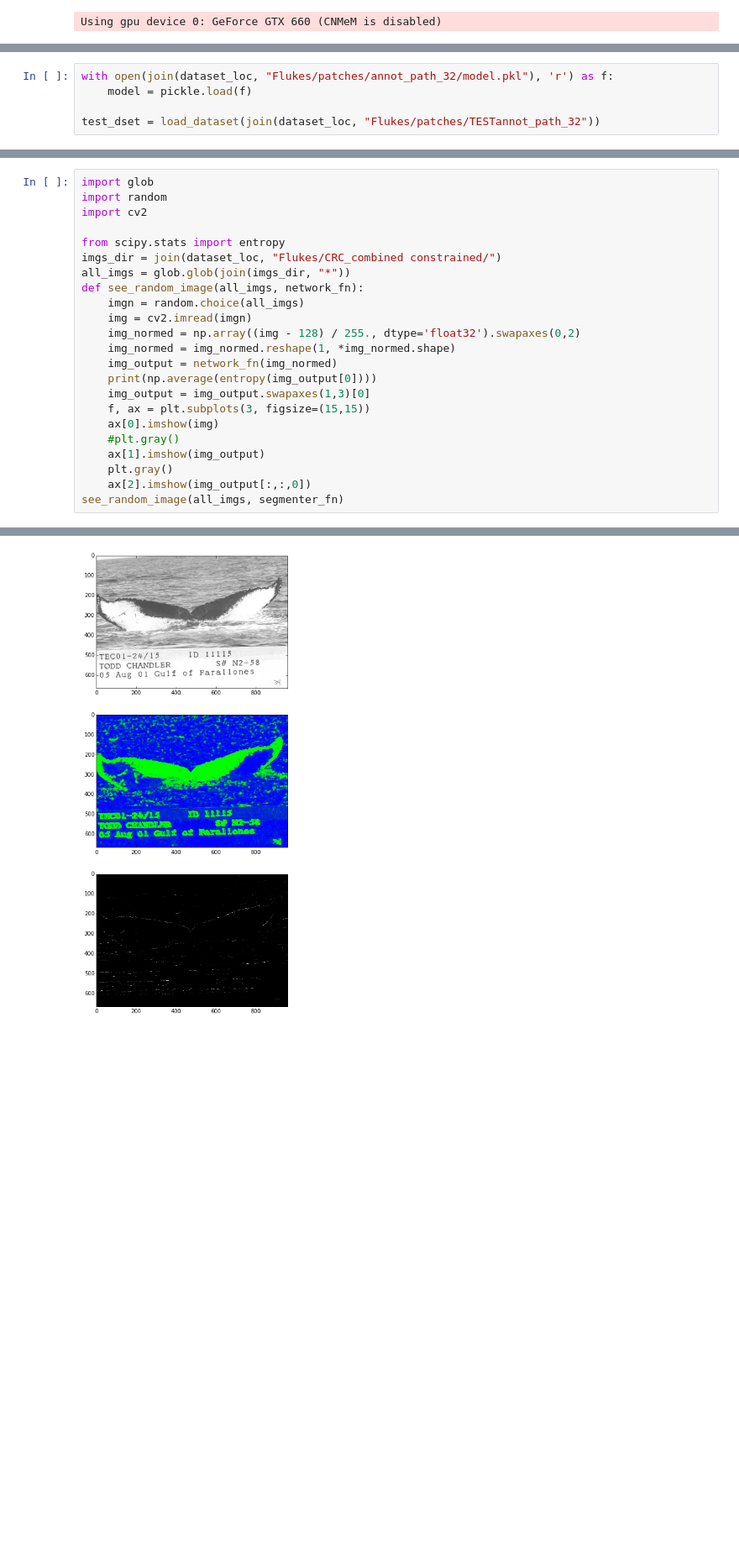
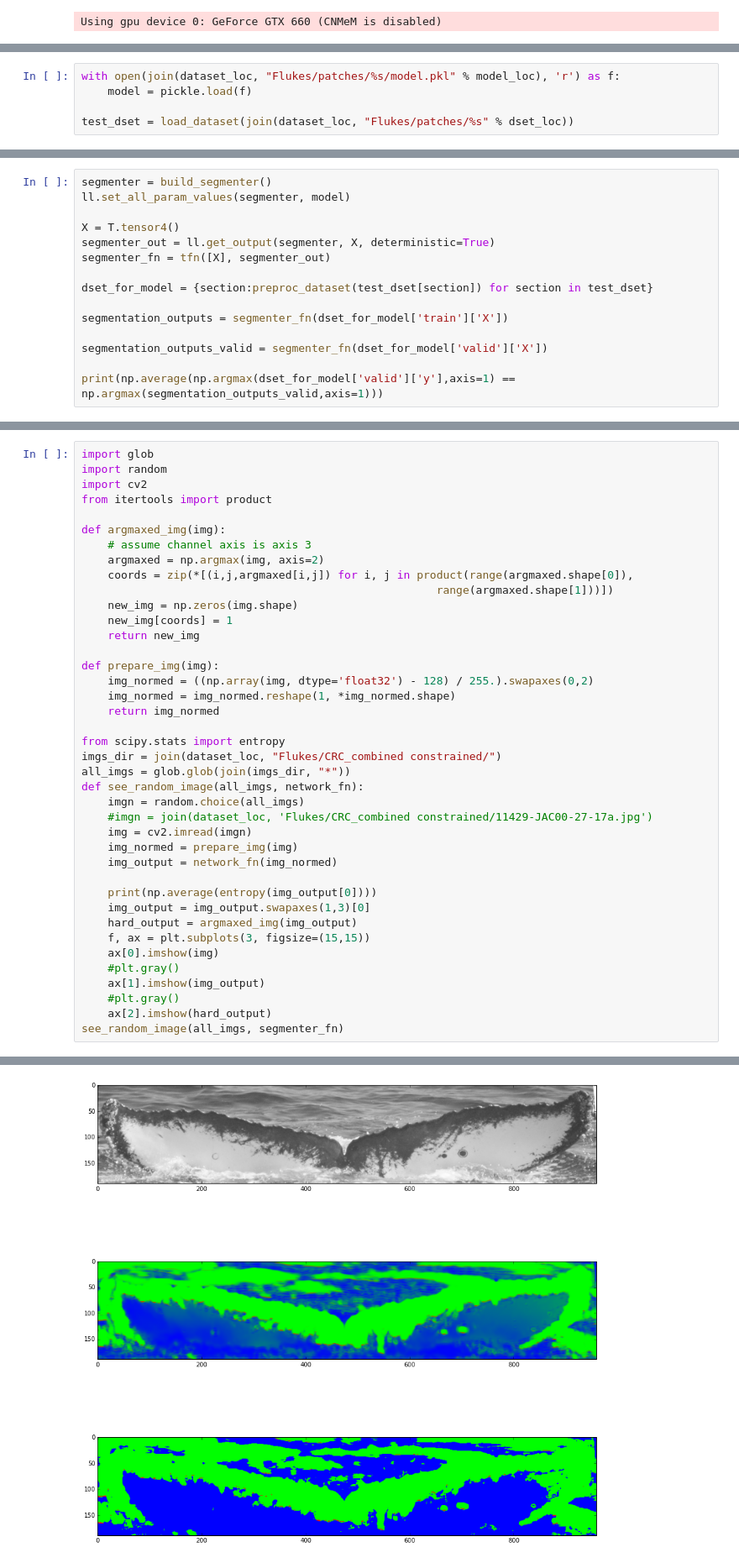
Before and after one commit to zmjjmz/thesiswork, a Jupyter notebook: edge_extract/Network Analysis.ipynb, the cells around one changed output, grey strips where cells are left out. Shown at 84% size. Saved outputs shown, nothing was run; the diff lists cells and outputs as text; blank space fills up the shorter version.

Commit message:
Evaluations of ICP, full segmentation from full annotation paths, work on network for segmentation, further work on ICP

```diff
--- a/edge_extract/Network Analysis.ipynb
+++ b/edge_extract/Network Analysis.ipynb
@@ -23,6 +40,6 @@ Using gpu device 0: GeForce GTX 660 (CNMeM is disabled)
 # %%
-with open(join(dataset_loc, "Flukes/patches/annot_path_32/model.pkl"), 'r') as f:
+with open(join(dataset_loc, "Flukes/patches/%s/model.pkl" % model_loc), 'r') as f:
     model = pickle.load(f)
 
-test_dset = load_dataset(join(dataset_loc, "Flukes/patches/TESTannot_path_32"))
+test_dset = load_dataset(join(dataset_loc, "Flukes/patches/%s" % dset_loc))
 # %% [output]
@@ -61,0 +48,15 @@ array([[ 0.99999988,  0.99999988,  0.99999988, ...,  0.99999988,
+# %%
+segmenter = build_segmenter()
+ll.set_all_param_values(segmenter, model)
+
+X = T.tensor4()
+segmenter_out = ll.get_output(segmenter, X, deterministic=True)
+segmenter_fn = tfn([X], segmenter_out)
+
+dset_for_model = {section:preproc_dataset(test_dset[section]) for section in test_dset}
+
+segmentation_outputs = segmenter_fn(dset_for_model['train']['X'])
+
+segmentation_outputs_valid = segmenter_fn(dset_for_model['valid']['X'])
+
+print(np.average(np.argmax(dset_for_model['valid']['y'],axis=1) == np.argmax(segmentation_outputs_valid,axis=1)))
@@ -90,23 +93,40 @@ show_output(dset_for_model['valid']['X'], dset_for_model['valid']['y'], segmenta
 import glob
 import random
 import cv2
+from itertools import product
+
+def argmaxed_img(img):
+    # assume channel axis is axis 3
+    argmaxed = np.argmax(img, axis=2)
+    coords = zip(*[(i,j,argmaxed[i,j]) for i, j in product(range(argmaxed.shape[0]),
+                                                      range(argmaxed.shape[1]))])
+    new_img = np.zeros(img.shape)
+    new_img[coords] = 1
+    return new_img
+
+def prepare_img(img):
+    img_normed = ((np.array(img, dtype='float32') - 128) / 255.).swapaxes(0,2)
+    img_normed = img_normed.reshape(1, *img_normed.shape)
+    return img_normed
 
 from scipy.stats import entropy
 imgs_dir = join(dataset_loc, "Flukes/CRC_combined constrained/")
 all_imgs = glob.glob(join(imgs_dir, "*"))
 def see_random_image(all_imgs, network_fn):
     imgn = random.choice(all_imgs)
+    #imgn = join(dataset_loc, 'Flukes/CRC_combined constrained/11429-JAC00-27-17a.jpg')
     img = cv2.imread(imgn)
-    img_normed = np.array((img - 128) / 255., dtype='float32').swapaxes(0,2)
-    img_normed = img_normed.reshape(1, *img_normed.shape)
+    img_normed = prepare_img(img)
     img_output = network_fn(img_normed)
+
     print(np.average(entropy(img_output[0])))
     img_output = img_output.swapaxes(1,3)[0]
+    hard_output = argmaxed_img(img_output)
     f, ax = plt.subplots(3, figsize=(15,15))
     ax[0].imshow(img)
     #plt.gray()
     ax[1].imshow(img_output)
-    plt.gray()
-    ax[2].imshow(img_output[:,:,0])
+    #plt.gray()
+    ax[2].imshow(hard_output)
 see_random_image(all_imgs, segmenter_fn)
 # %% [output]
@@ -114,4 +134,4 @@ see_random_image(all_imgs, segmenter_fn)
-[figure, old version]
+[figure, new version]
 # %%
 rand_imgfn = random.choice(all_imgs)
 rand_img = cv2.imread(rand_imgfn)
```
Also changed, not shown: parts of 18 cells of this notebook, 6 other files.
